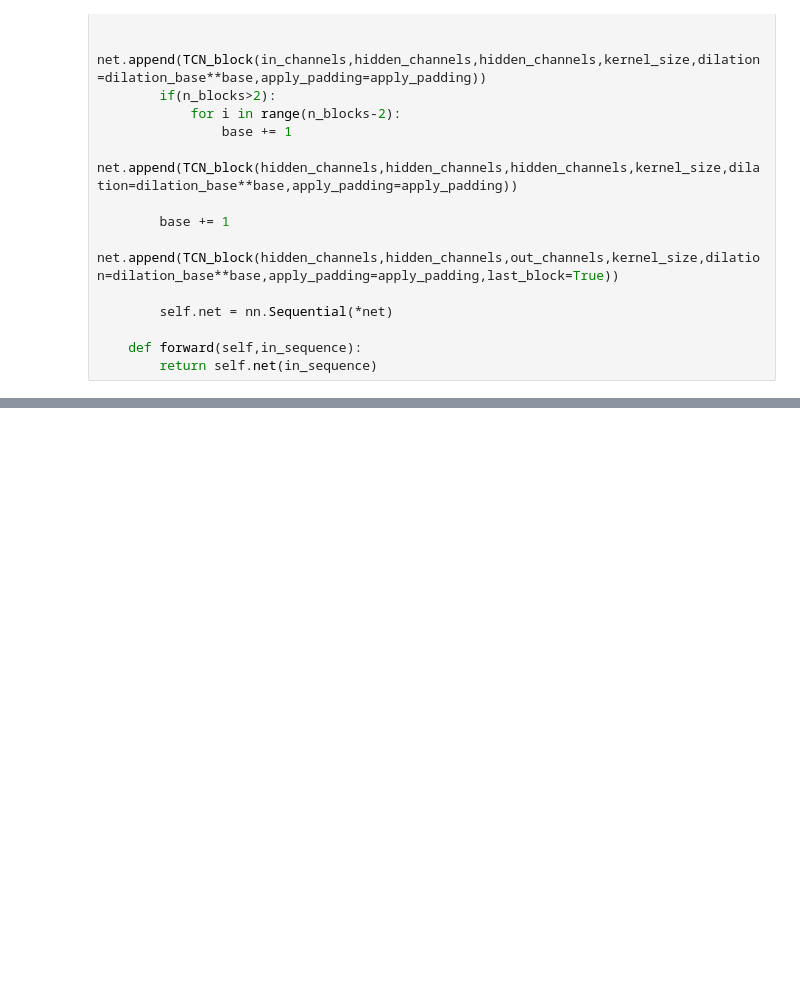
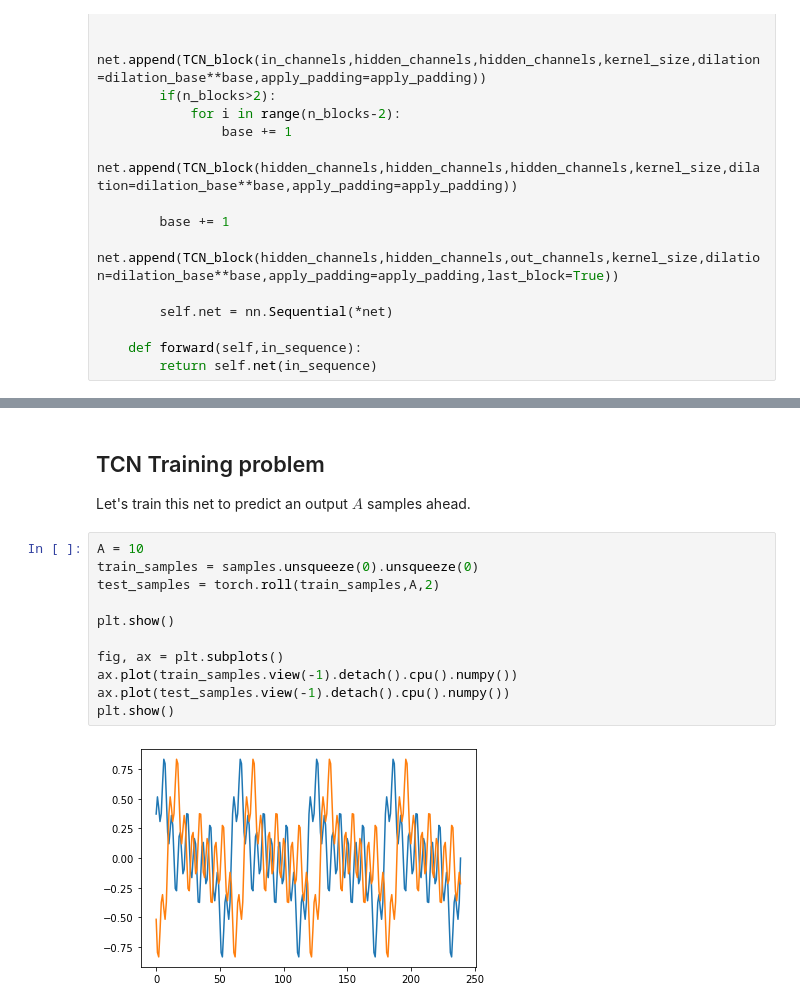
Before and after one commit to fcaspe/sequential_things, a Jupyter notebook: autoregressive_things.ipynb, the cells around one changed output, grey strips where cells are left out. Drawn from its saved outputs; the diff is of its cells as text; blank space fills up the shorter version.

```diff
--- a/autoregressive_things.ipynb
+++ b/autoregressive_things.ipynb
@@ -625,0 +546,17 @@ torch.Size([1, 1, 1])
+# %% [markdown]
+## TCN Training problem
+
+Let's train this net to predict an output $A$ samples ahead.
+# %%
+A = 10
+train_samples = samples.unsqueeze(0).unsqueeze(0)
+test_samples = torch.roll(train_samples,A,2)
+
+plt.show()
+
+fig, ax = plt.subplots()
+ax.plot(train_samples.view(-1).detach().cpu().numpy())
+ax.plot(test_samples.view(-1).detach().cpu().numpy())
+plt.show()
+# %% [output]
+[figure, added]
```
Also changed, not shown: parts of 16 cells of this notebook.
